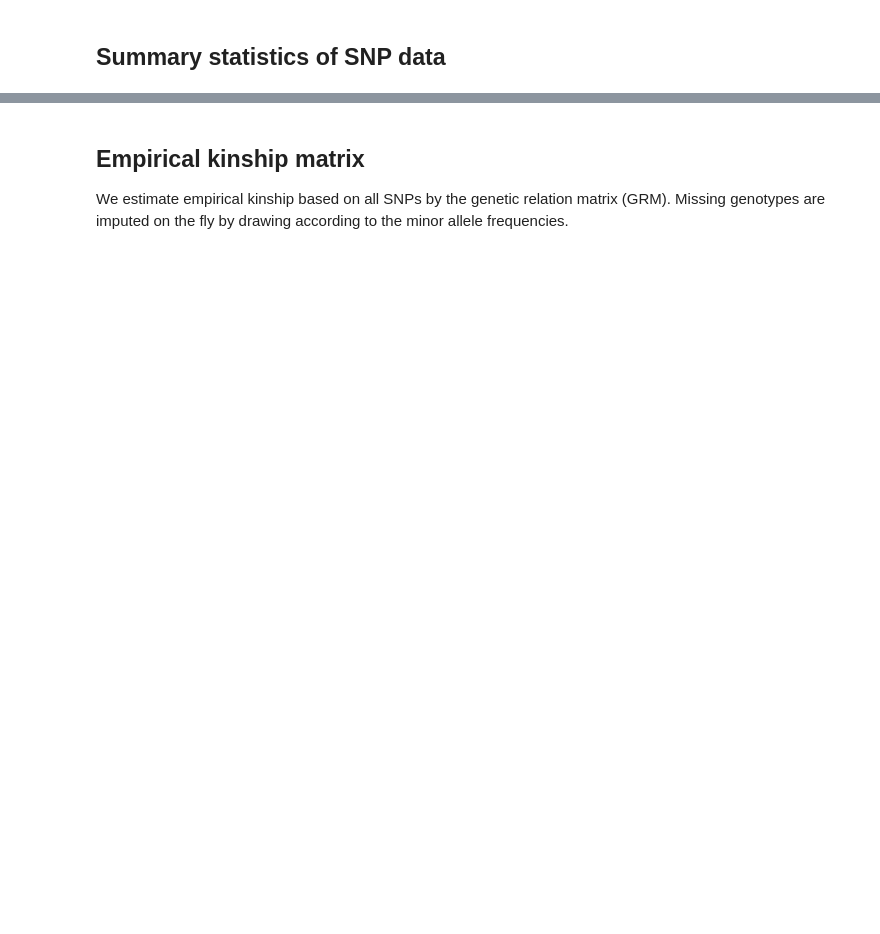
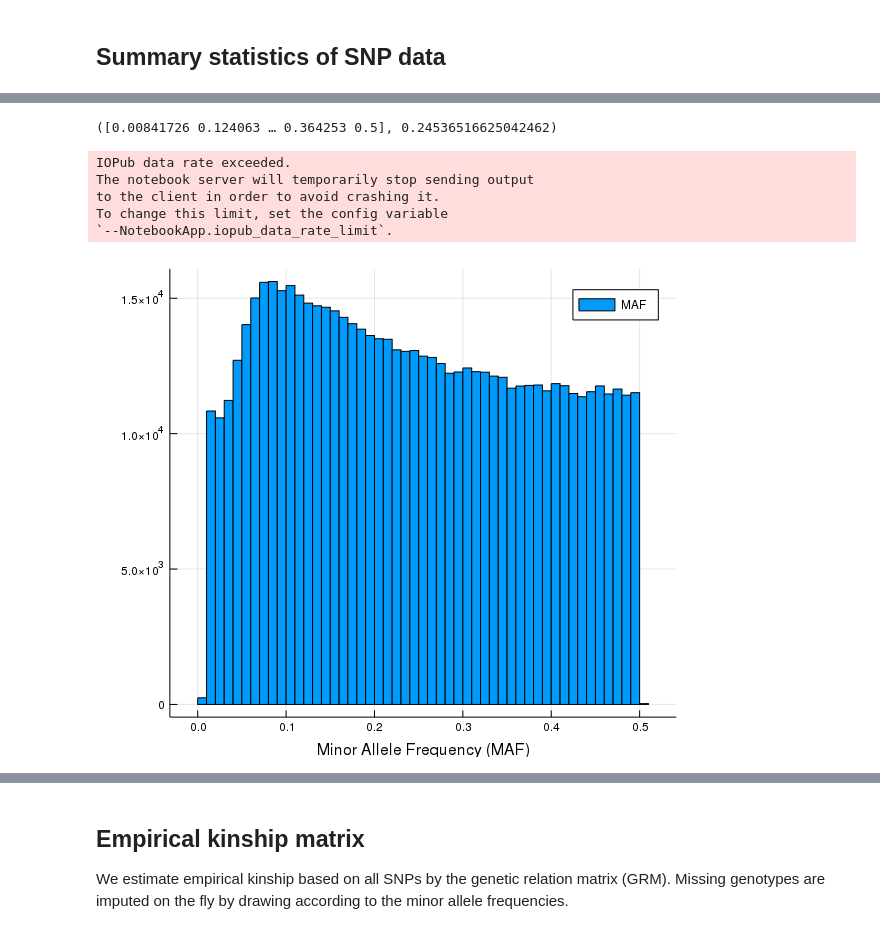
Before and after one commit to OpenMendel/VarianceComponentModels.jl, a Jupyter notebook: docs/heritability_v0.7.ipynb, the cells around one changed output, grey strips where cells are left out. Cells and saved outputs as stored; diff of their text form; code cells hidden in the pictures; blank space fills up the shorter version.

Commit message:
partial update after obtaining data files

```diff
--- a/docs/heritability_v0.7.ipynb
+++ b/docs/heritability_v0.7.ipynb
@@ -51,0 +95,2 @@ UndefVarError: UndefVarError: cg10k not defined
+# %%
+maf_cg10k = maf(cg10k)
@@ -52,13 +115,22 @@ UndefVarError: UndefVarError: cg10k not defined
 # %%
 # 5 number summary and average MAF (minor allele frequencies)
-quantile(maf, [0.0 .25 .5 .75 1.0]), mean(maf)
+using Statistics
+Statistics.quantile(maf_cg10k, [0.0 .25 .5 .75 1.0]), mean(maf_cg10k)
+# %% [output]
+([0.00841726 0.124063 … 0.364253 0.5], 0.24536516625042462)
 # %%
 # Pkg.add("Plots")
 # Pkg.add("PyPlot")
 using Plots
-pyplot()
-
-histogram(maf, xlab = "Minor Allele Frequency (MAF)", label = "MAF")
+gr(size=(600,500), html_output_format=:png)
+histogram(maf_cg10k, xlab = "Minor Allele Frequency (MAF)", label = "MAF")
+# %% [output]
+IOPub data rate exceeded.
+The notebook server will temporarily stop sending output
+to the client in order to avoid crashing it.
+To change this limit, set the config variable
+`--NotebookApp.iopub_data_rate_limit`.
+[figure, added]
 # %%
 # proportion of missing genotypes
 sum(missings_by_snp) / length(cg10k)
```
Also changed, not shown: parts of 17 cells of this notebook.
